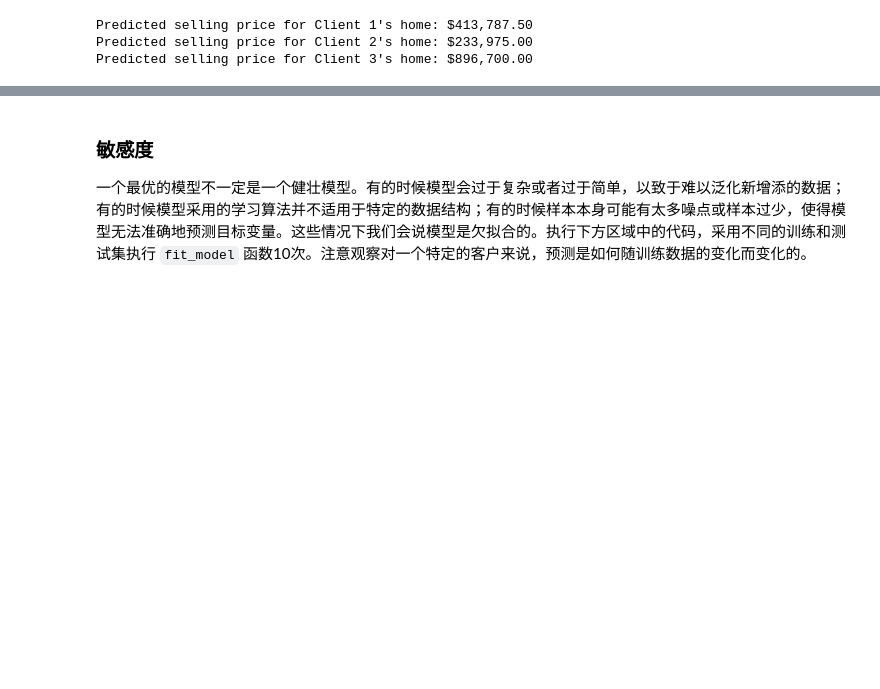
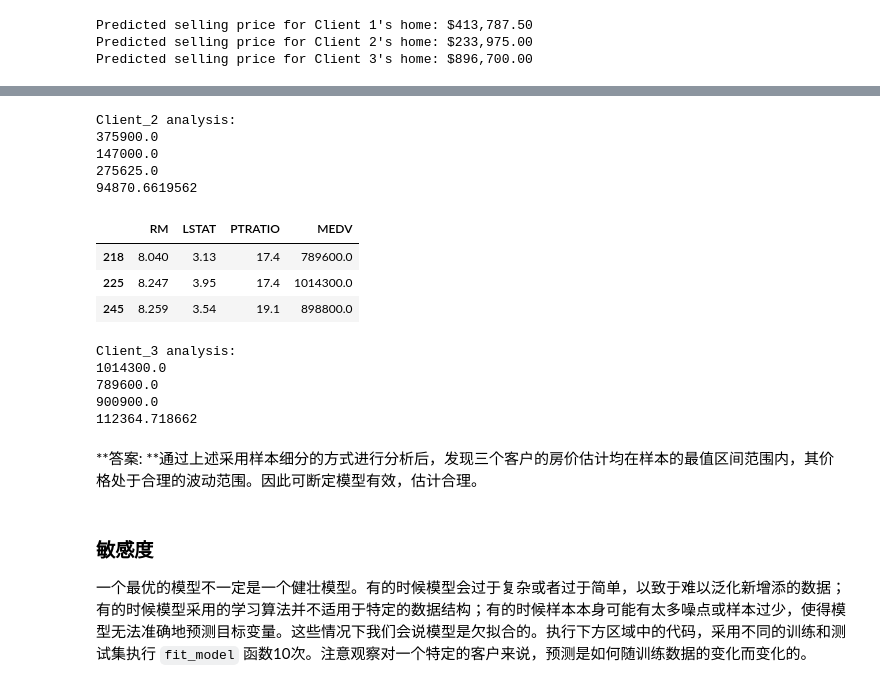
Before and after one commit to ArtiPyHeart/Udacity-ML-boston_housing, a Jupyter notebook: boston_housing.ipynb, the cells around one changed output, grey strips where cells are left out. Saved outputs shown, nothing was run; the diff lists cells and outputs as text; code cells hidden in the pictures; blank space fills up the shorter version.

```diff
--- a/boston_housing.ipynb
+++ b/boston_housing.ipynb
@@ -336,3 +375,37 @@ Predicted selling price for Client 3's home: $896,700.00
+# %%
+print 'Client_2 analysis:'
+print tmp_2['MEDV'].max()
+print tmp_2['MEDV'].min()
+print tmp_2['MEDV'].mean()
+print tmp_2['MEDV'].std()
+# %% [output]
+Client_2 analysis:
+375900.0
+147000.0
+275625.0
+94870.6619562
+# %%
+tmp_3 = data[(data['RM'] >= 8) & (data['RM'] < 9) & (data['LSTAT'] >= 3) & (data['LSTAT'] < 4)]
+tmp_3.head()
+# %% [output]
+|  | RM | LSTAT | PTRATIO | MEDV |
+| 218 | 8.040 | 3.13 | 17.4 | 789600.0 |
+| 225 | 8.247 | 3.95 | 17.4 | 1014300.0 |
+| 245 | 8.259 | 3.54 | 19.1 | 898800.0 |
+# %%
+print 'Client_3 analysis:'
+print tmp_3['MEDV'].max()
+print tmp_3['MEDV'].min()
+print tmp_3['MEDV'].mean()
+print tmp_3['MEDV'].std()
+# %% [output]
+Client_3 analysis:
+1014300.0
+789600.0
+900900.0
+112364.718662
+# %% [markdown]
+**答案: **通过上述采用样本细分的方式进行分析后，发现三个客户的房价估计均在样本的最值区间范围内，其价格处于合理的波动范围。因此可断定模型有效，估计合理。
 # %% [markdown]
 ### 敏感度
 
```
Also changed, not shown: parts of 10 cells of this notebook.
